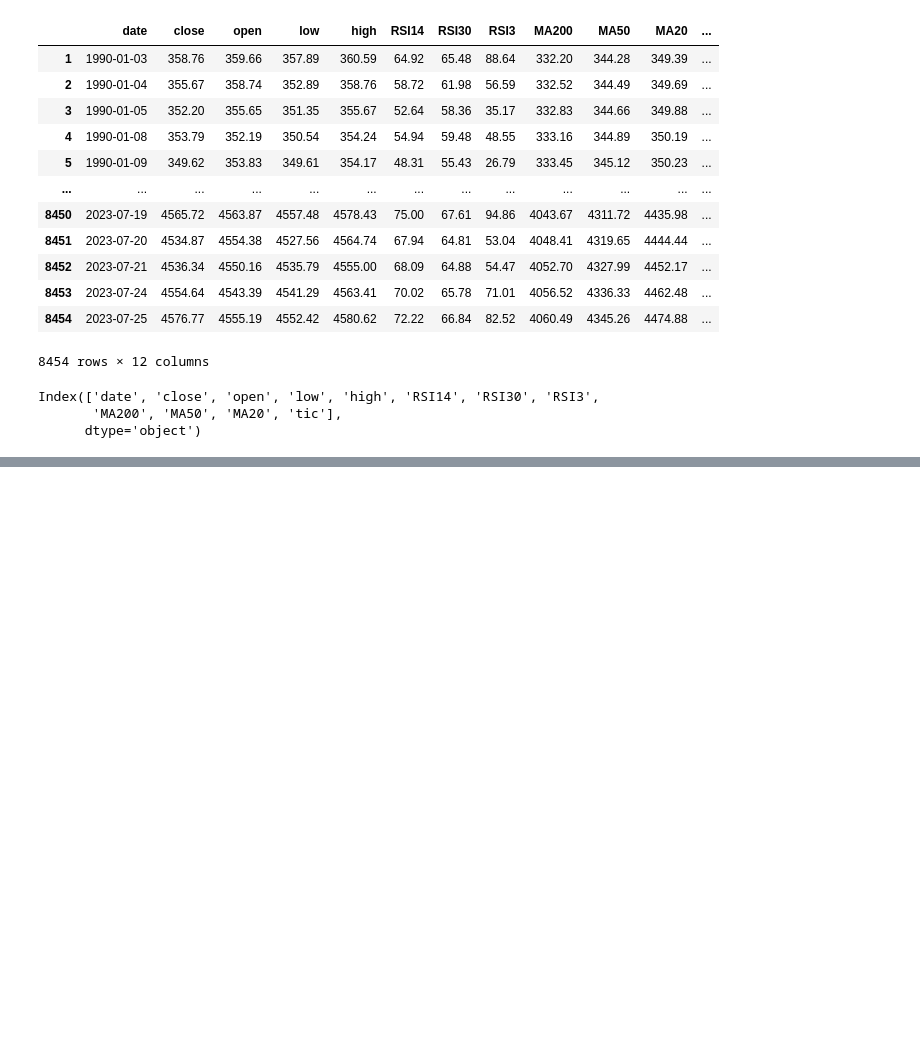
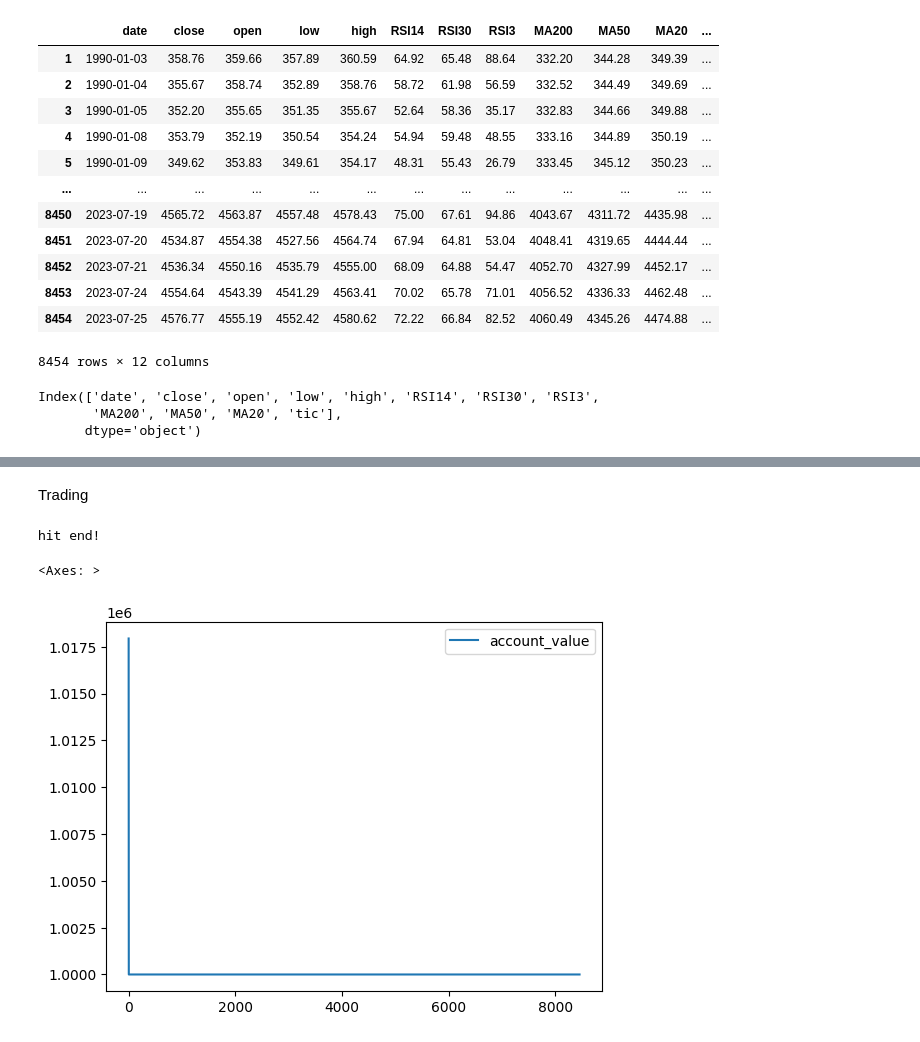
Before and after one commit to webclinic017/quantumai2, a Jupyter notebook: QAI2.ipynb, the cells around one changed output, grey strips where cells are left out. Cells and saved outputs as stored; diff of their text form; code cells hidden in the pictures; blank space fills up the shorter version.

```diff
--- a/QAI2.ipynb
+++ b/QAI2.ipynb
@@ -29,6 +42,10 @@ df
 # %%
 train_start = "1990-01-03"
 train_end = "2015-12-31"
+validate_start = "2016-01-01"
+validate_end = "2020-12-31"
+test_start = "12021-01-01"
+test_end = "2023-07-25"
 # %%
 def data_split(df, start, end, target_date_col="date"):
     data = df[(df[target_date_col] >= start) & (df[target_date_col] < end)]
@@ -53,21 +67,19 @@ stock_dimension
 # %%
-indicators = ['RSI14', 'RSI30', 'RSI3','MA200', 'MA50', 'MA20','open', 'low', 'high']
+indicators = ['RSI14', 'RSI30', 'RSI3','MA200', 'MA50', 'MA20']
+stock_dimension = len(train.tic.unique())
+state_space = 1+2*stock_dimension + len(indicators)
+additional_price_info= ['open', 'low', 'high']
 env_kwargs = {
     "initial_amount": 1000000,
     "trade_cost_pct": 0.001,
-    "state_space": (state_space+len(indicators)),
+    "state_space": state_space,
     "stock_dim": stock_dimension,
-    # "eco_indicator_list": eco_indicator_list,
-    # "tech_indicator_list": new_tech_indics,
     "indicators": indicators,
-    # "tech_indicator_list": config.INDICATORS,
-    "action_space": (stock_dimension+len(indicators)),
+    "action_space": stock_dimension,
     "short_selling_allowed": False,
     "take_leverage_allowed": False,
-    ## FINE TUNING NEEDED
     "reward_scaling": 1e-4, # the magnitude of rewards can significantly affect the learning process. If the rewards are too large, they can cause the learning algorithm to become unstable. On the other hand, if the rewards are too small, the agent might not learn effectively because the rewards don't provide a strong enough signal.
     "hmax": 100, #that should be increased when trading SPX
-
     # Not for optimization
     "make_plots": False,
     "num_stock_shares": [50], #number of initioal shares
@@ -76,6 +88,3 @@ env_kwargs = {
     "iteration": "1000"#can be anything, just for plots
 
 }
-
-observation_space = spaces.Box(low=-np.inf, high=np.inf, shape=(state_space,))
-observation_space
@@ -105,0 +143,15 @@ model.learn(total_timesteps=500000, callback=callbacks, tb_log_name="a2c_florian
+# %% [markdown]
+Trading
+# %%
+test = data_split(df,test_start, test_end)
+env_trade = FlorianPortfolioEnv(df=test, **env_kwargs)
+# %%
+df_account_memory, df_actions, df_daily_return = DRLAgent.DRL_prediction_flo(model=trained_model,
+                        environment = env_trade)
+# %% [output]
+hit end!
+# %%
+df_account_memory
+# %% [output]
+<Axes: >
+[figure, added]
```
Also changed, not shown: parts of 16 cells of this notebook, 21 other files.
